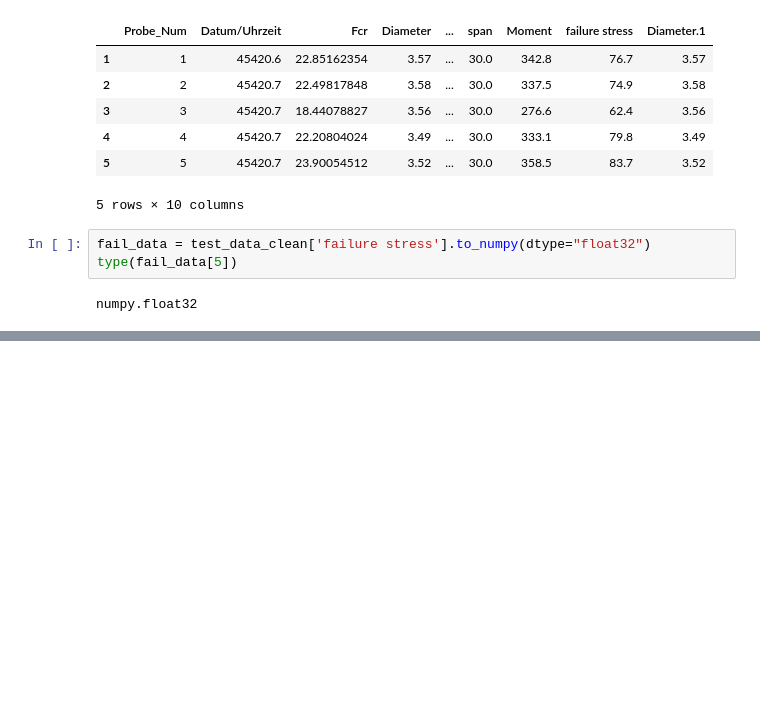
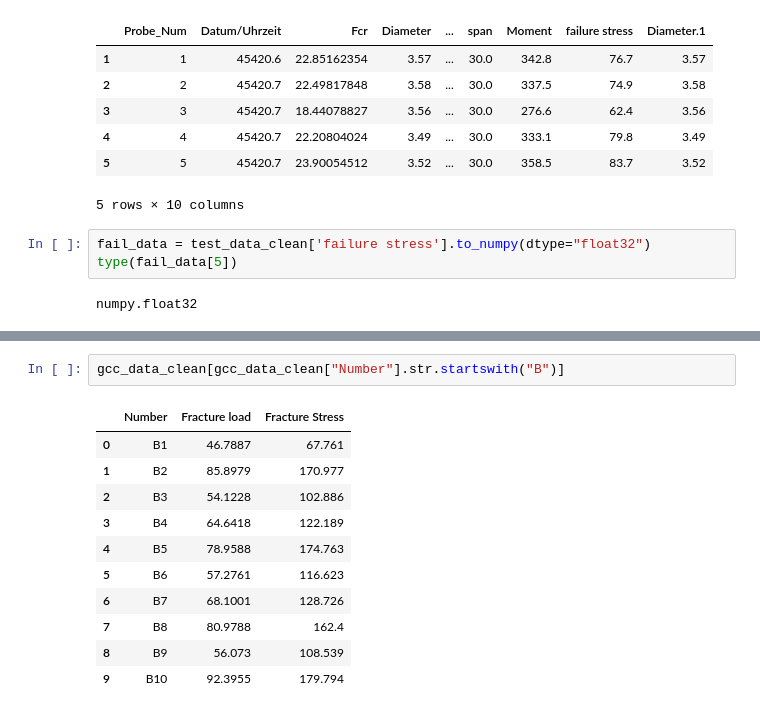
Before and after one commit to Mackus101/GlassMechAnalysis, a Jupyter notebook: analyse.ipynb, the cells around one changed output, grey strips where cells are left out. Cells and saved outputs as stored; diff of their text form; blank space fills up the shorter version.

```diff
--- a/analyse.ipynb
+++ b/analyse.ipynb
@@ -118,0 +164,14 @@ Goodness of fit    Value
+# %%
+gcc_data_clean[gcc_data_clean["Number"].str.startswith("B")]
+# %% [output]
+|  | Number | Fracture load | Fracture Stress |
+| 0 | B1 | 46.7887 | 67.761 |
+| 1 | B2 | 85.8979 | 170.977 |
+| 2 | B3 | 54.1228 | 102.886 |
+| 3 | B4 | 64.6418 | 122.189 |
+| 4 | B5 | 78.9588 | 174.763 |
+| 5 | B6 | 57.2761 | 116.623 |
+| 6 | B7 | 68.1001 | 128.726 |
+| 7 | B8 | 80.9788 | 162.4 |
+| 8 | B9 | 56.073 | 108.539 |
+| 9 | B10 | 92.3955 | 179.794 |
```
Also changed, not shown: parts of 6 cells of this notebook, 1 other file.
